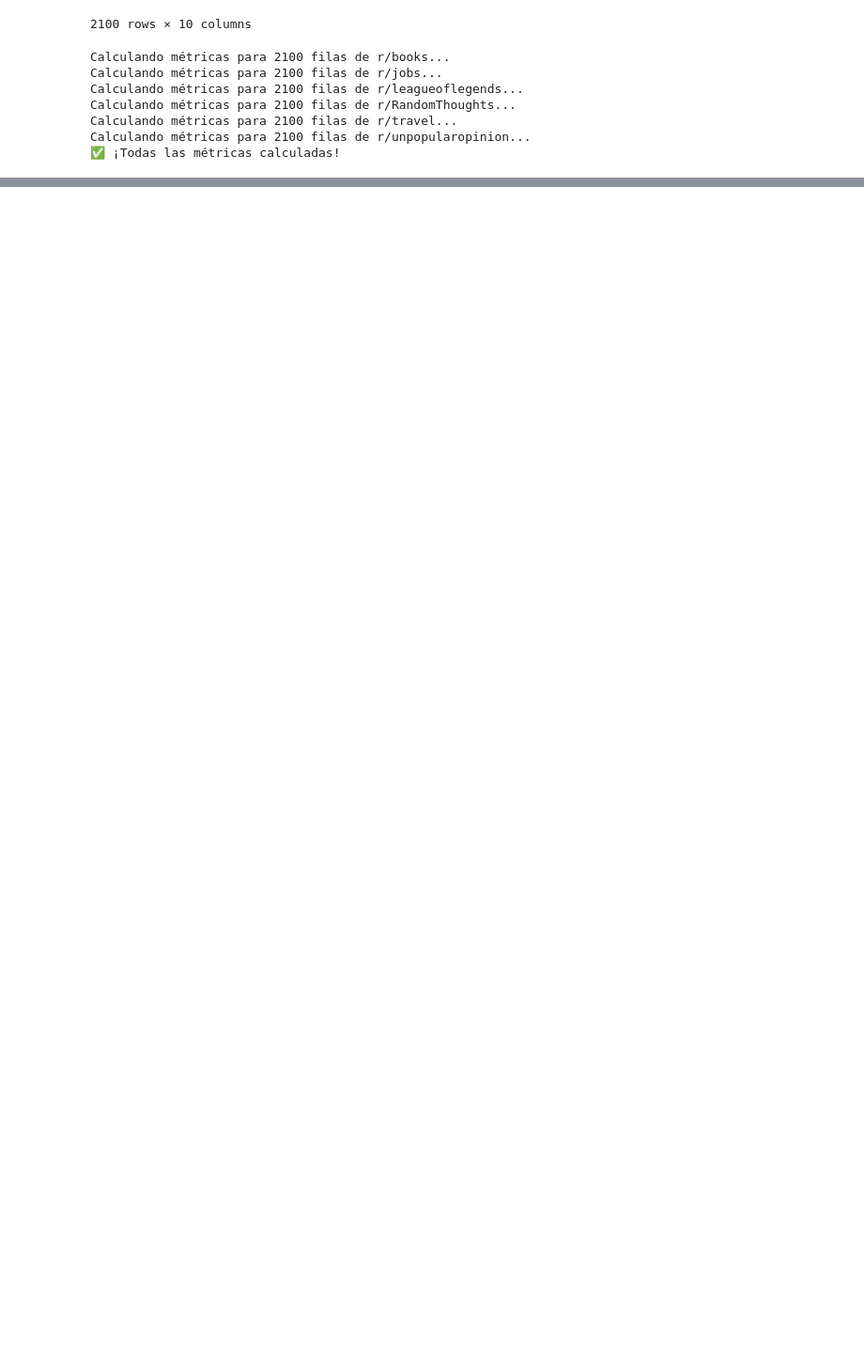
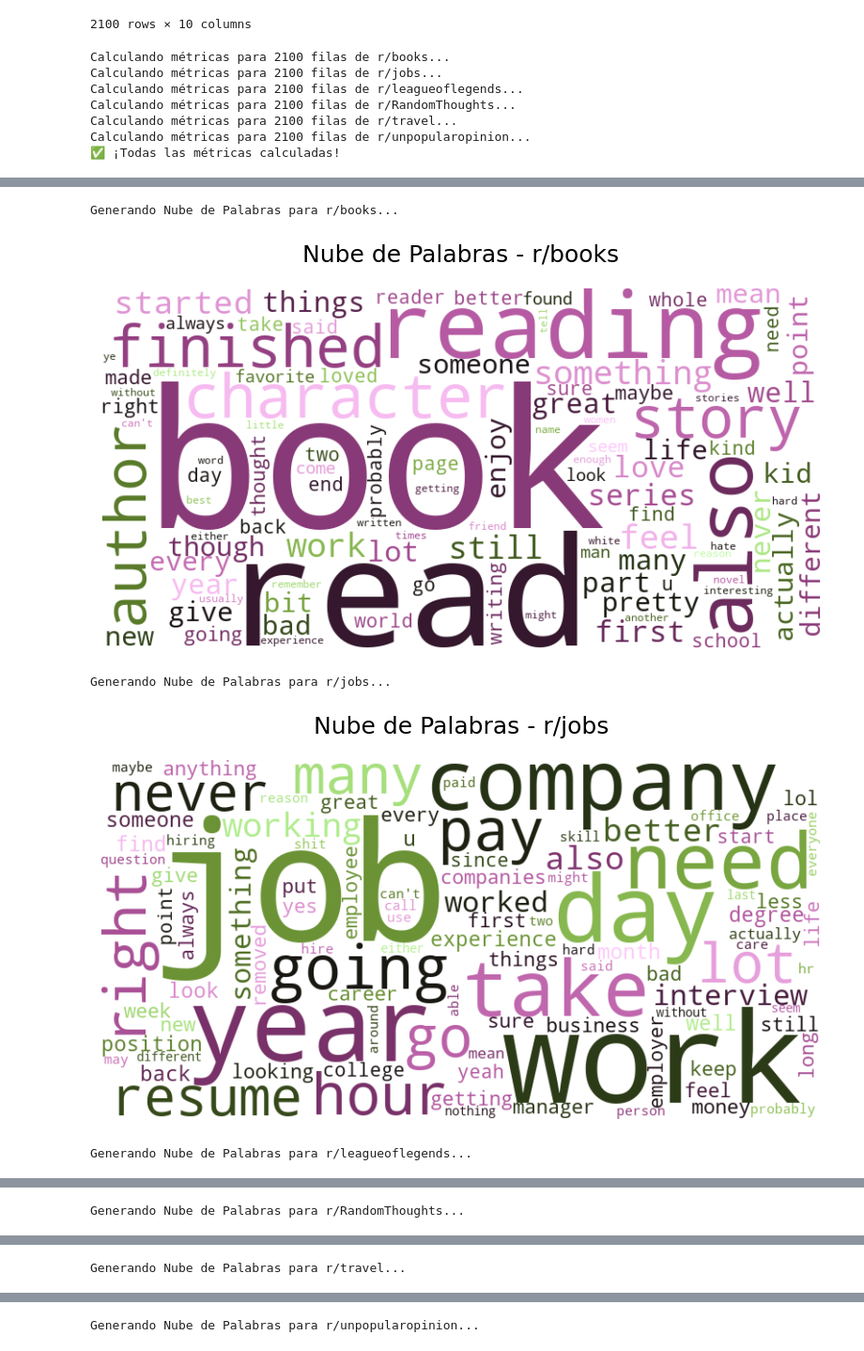
Before and after one commit to daniela-murciam-um-es/PLN-practicasParte2, a Jupyter notebook: prueba_estadisticos.ipynb, the cells around one changed output, grey strips where cells are left out. Shown at 94% size. Drawn from its saved outputs; the diff is of its cells as text; code cells hidden in the pictures; blank space fills up the shorter version.

```diff
--- a/prueba_estadisticos.ipynb
+++ b/prueba_estadisticos.ipynb
@@ -69,3 +69,6 @@ display(metricas_generales)
 | 5 | r/RandomThoughts | 2100 | 34997 | 42655 | 16.67 | 1.73 | ... |
 # %%
 boxplot(lista_dataframes_metricas, metrica='palabras')
+# %%
+lista_dfs_sin_bots = [df[df['author'].str.lower() != 'automoderator'] for df in lista_dataframes_comentarios]
+plot_top_ngramas(lista_dfs_sin_bots, n=2, top_k=15, columna_texto='body')
@@ -71,0 +82,8 @@ boxplot(lista_dataframes_metricas, metrica='palabras')
+# %%
+plot_wordclouds(lista_dfs_sin_bots, columna_texto='body')
+# %% [output]
+Generando Nube de Palabras para r/books...
+[figure, added]
+Generando Nube de Palabras para r/jobs...
+[figure, added]
+Generando Nube de Palabras para r/leagueoflegends...
@@ -71,0 +91 @@ boxplot(lista_dataframes_metricas, metrica='palabras')
+Generando Nube de Palabras para r/RandomThoughts...
@@ -71,0 +93 @@ boxplot(lista_dataframes_metricas, metrica='palabras')
+Generando Nube de Palabras para r/travel...
@@ -71,0 +95 @@ boxplot(lista_dataframes_metricas, metrica='palabras')
+Generando Nube de Palabras para r/unpopularopinion...
```
Also changed, not shown: parts of 3 cells of this notebook, 1 other file.
